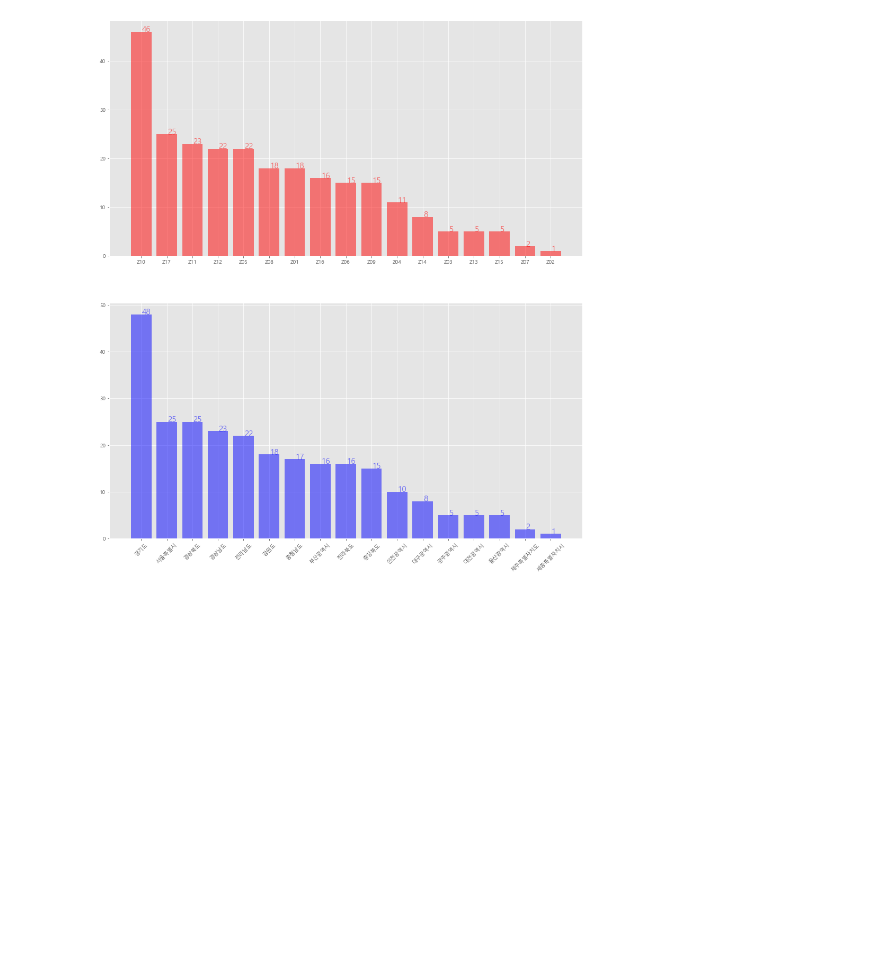
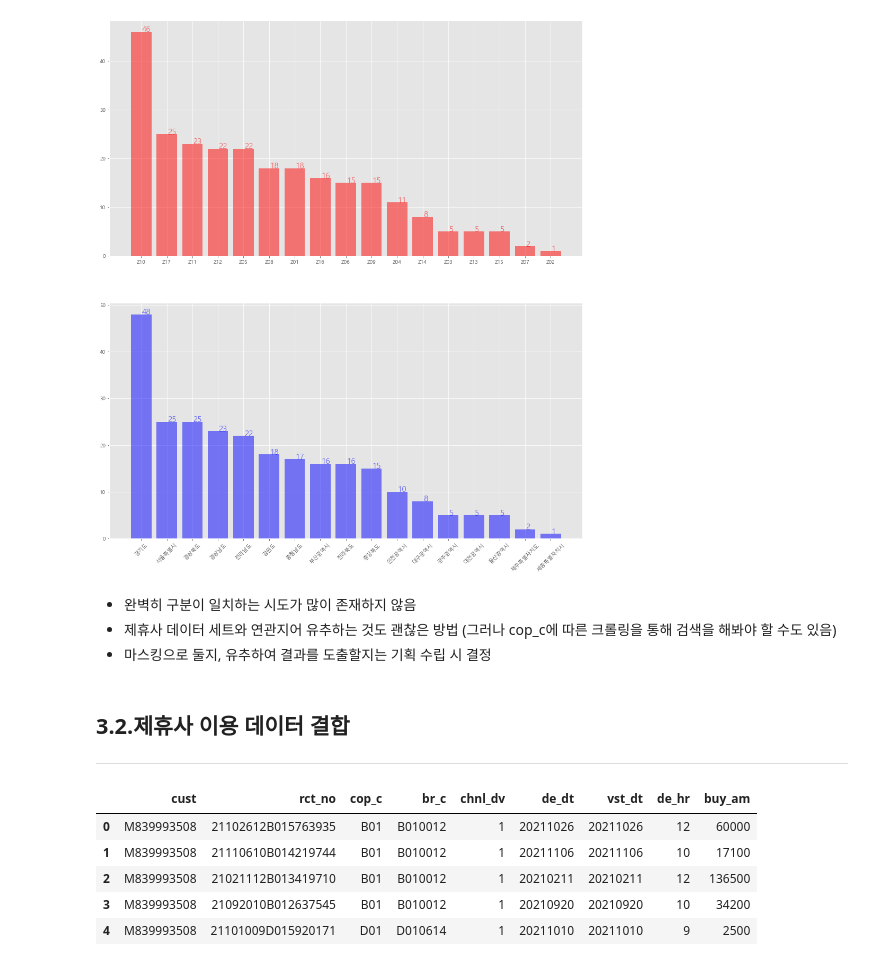
Before and after one commit to osy5882/Lpoint_competition, a Jupyter notebook: EDA/3_store.ipynb, the cells around one changed output. Saved outputs shown, nothing was run; the diff lists cells and outputs as text; code cells hidden in the pictures; blank space fills up the shorter version.

```diff
--- a/EDA/3_store.ipynb
+++ b/EDA/3_store.ipynb
@@ -200,3 +203,20 @@ ax[1].set_xticklabels(labels=sido_name, rotation=45)
 plt.show()
 # %% [output]
 [figure]
+# %% [markdown]
+- 완벽히 구분이 일치하는 시도가 많이 존재하지 않음
+- 제휴사 데이터 세트와 연관지어 유추하는 것도 괜찮은 방법 (그러나 cop_c에 따른 크롤링을 통해 검색을 해봐야 할 수도 있음)
+- 마스킹으로 둘지, 유추하여 결과를 도출할지는 기획 수립 시 결정
+# %% [markdown]
+## 3.2.제휴사 이용 데이터 결합
+---
+# %%
+df_aff = pd.read_csv("../LPOINT_BIG_COMP/LPOINT_BIG_COMP_03_COP_U.csv")
+df_aff.head()
+# %% [output]
+|  | cust | rct_no | cop_c | br_c | chnl_dv | de_dt | vst_dt | de_hr | buy_am |
+| 0 | M839993508 | 21102612B015763935 | B01 | B010012 | 1 | 20211026 | 20211026 | 12 | 60000 |
+| 1 | M839993508 | 21110610B014219744 | B01 | B010012 | 1 | 20211106 | 20211106 | 10 | 17100 |
+| 2 | M839993508 | 21021112B013419710 | B01 | B010012 | 1 | 20210211 | 20210211 | 12 | 136500 |
+| 3 | M839993508 | 21092010B012637545 | B01 | B010012 | 1 | 20210920 | 20210920 | 10 | 34200 |
+| 4 | M839993508 | 21101009D015920171 | D01 | D010614 | 1 | 20211010 | 20211010 | 9 | 2500 |
```
Also changed, not shown: parts of 6 cells of this notebook.
